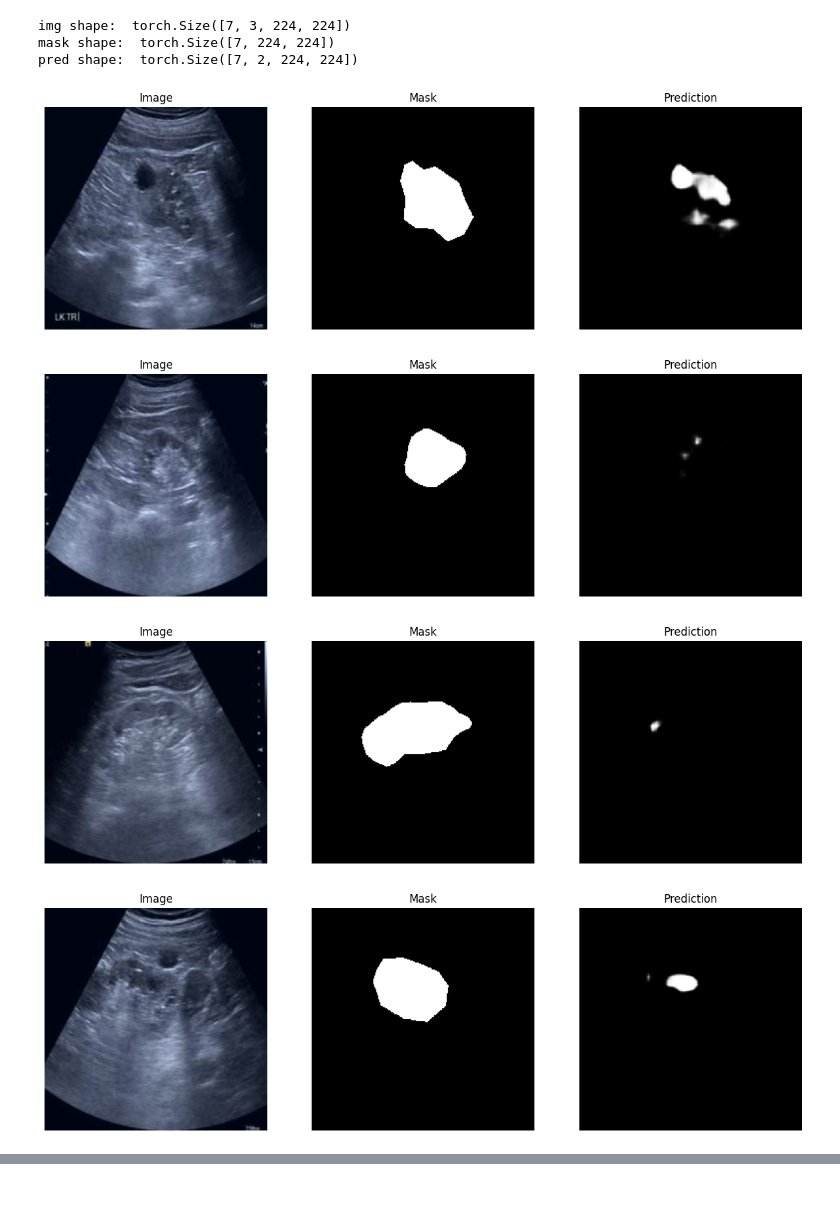
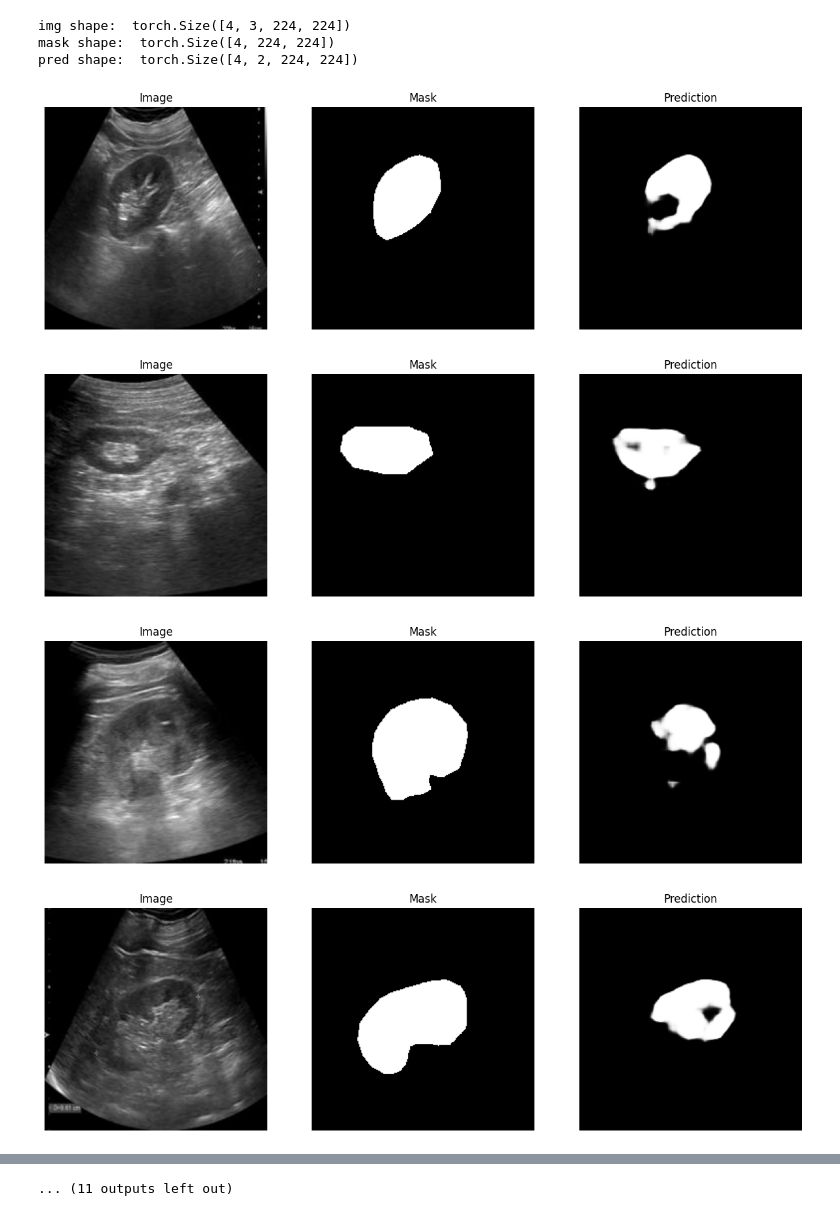
Before and after one commit to Yang-Jiaxiang/ST-PlusPlus-Louis, a Jupyter notebook: Inference.ipynb, the cells around one changed output, grey strips where cells are left out. Cells and saved outputs as stored; diff of their text form; code cells hidden in the pictures.

```diff
--- a/Inference.ipynb
+++ b/Inference.ipynb
@@ -18,15 +19,20 @@ from torch.optim import SGD
 from torch.utils.data import DataLoader
 from tqdm import tqdm
 import torch.nn.functional as F
+# %%
+criterion = DiceLoss()
+
+data_root = 'data/0_data_dataset_voc_950'
+dataset = 'kidney'
+pretrained_weights_path = 'outdir/models/kidney/1-3/re-training-2st_model_weight.pth'
+crop_size = 224
+
+with open('voc_mask_color_map.json', 'r') as file:
+    JsonData = json.load(file)
+voc_mask_color_map = JsonData['voc_mask_color_map']
 # %%
-criterion = DiceLoss()
-
-data_root = 'data/0_data_dataset_voc_950'
-dataset = 'kidney'
-pretrained_weights_path = 'model_weight_re-training-2st.pth'
-
-valset = SemiDataset(dataset, data_root, 'val', None)
-valloader = DataLoader(valset, batch_size=8, shuffle=False, pin_memory=True, num_workers=4, drop_last=False)
+valset = SemiDataset(dataset, data_root, 'val', crop_size, colormap=voc_mask_color_map)
+valloader = DataLoader(valset, batch_size=4, shuffle=True, pin_memory=True, num_workers=4, drop_last=True)
 # %%
 model = DeepLabV3Plus('resnet18', 2)
 state_dict = torch.load(pretrained_weights_path)
@@ -64,7 +70,7 @@ metric_miou = MeanIOU()
 metric_dice = DiceCoefficient()
 
 with torch.no_grad():
-    for img, mask, _ in tbar:
+    for img, mask in tbar:
         img = img.cuda()
         pred = model(img)
         mask = mask.cuda()  # 確保 mask 也在 GPU 上
@@ -88,9 +94,9 @@ print('img shape: ', img.shape)
 print('mask shape: ', mask.shape)
 print('pred shape: ', pred.shape)
 # %% [output]
-img shape:  torch.Size([7, 3, 224, 224])
-mask shape:  torch.Size([7, 224, 224])
-pred shape:  torch.Size([7, 2, 224, 224])
+img shape:  torch.Size([4, 3, 224, 224])
+mask shape:  torch.Size([4, 224, 224])
+pred shape:  torch.Size([4, 2, 224, 224])
 # %%
 import torch
 import matplotlib.pyplot as plt
@@ -106,7 +112,7 @@ metric_miou = MeanIOU()
 metric_dice = DiceCoefficient()
 
 with torch.no_grad():
-    for img, mask, _ in tbar:
+    for img, mask in tbar:
         img = img.cuda()
         mask = mask.cuda()  # 確保 mask 也在 GPU 上
 
@@ -129,34 +135,34 @@ with torch.no_grad():
         # 將 target 轉換為 one-hot 編碼並只取第1個通道
         target_one_hot = F.one_hot(mask, num_classes=pred.shape[1]).permute(0, 3, 1, 2).float()
         target_one_hot = target_one_hot[:, 1, :, :]  # 只取第1個通道
         mask_np = target_one_hot.cpu().numpy()
 
         # 正規化圖像數據
         img_np = (img_np - img_np.min(axis=(1, 2, 3), keepdims=True)) / (img_np.max(axis=(1, 2, 3), keepdims=True) - img_np.min(axis=(1, 2, 3), keepdims=True))
 
         for i in range(min(1, len(img_np))):  # 只可視化一張圖像
             img_i = np.transpose(img_np[i], (1, 2, 0))
             mask_i = mask_np[i]
             pred_i = pred_np[i]
 
             fig, axes = plt.subplots(1, 3, figsize=(15, 5))
 
             axes[0].imshow(img_i)
             axes[0].set_title('Image')
             axes[0].axis('off')
 
             axes[1].imshow(mask_i, cmap='gray')
             axes[1].set_title('Mask')
             axes[1].axis('off')
 
             axes[2].imshow(pred_i, cmap='gray')  # 用灰度圖顯示
             axes[2].set_title('Prediction')
             axes[2].axis('off')
 
             plt.show()
             break  # 只顯示一張圖像，避免過多輸出
 # %% [output]
-[figure, old version]
+[figure, new version]
-[figure, old version]
+[figure, new version]
-[figure, old version]
+[figure, new version]
-[figure, old version]
+[figure, new version]
@@ -171,3 +177,4 @@ with torch.no_grad():
+... (11 outputs left out)
 # %%
 avg_test_loss = total_v_loss / len(valloader)
 avg_train_miou = metric_miou.evaluate()
```
Also changed, not shown: parts of 4 cells of this notebook, 27 other files.
